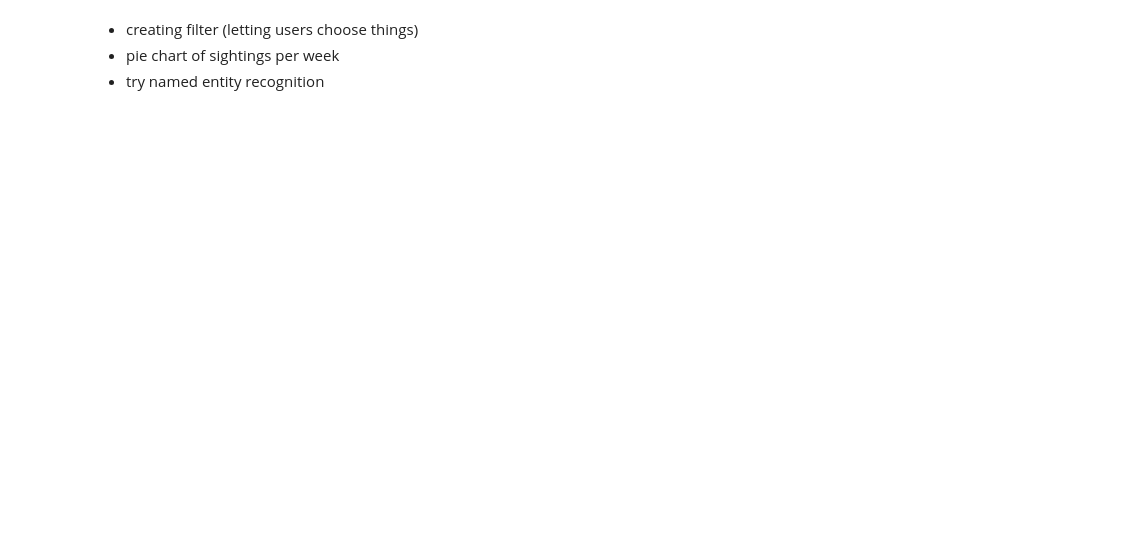
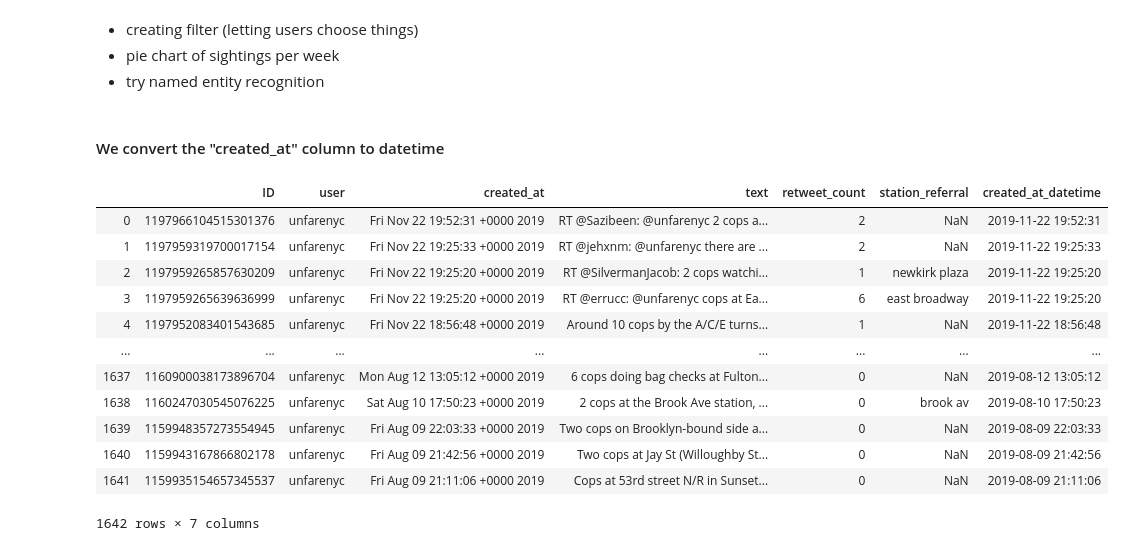
Before and after one commit to lkahlon9/fare_evasion, a Jupyter notebook: unfarenyc_processing.ipynb, the cells around one changed output. Drawn from its saved outputs; the diff is of its cells as text; code cells hidden in the pictures; blank space fills up the shorter version.

```diff
--- a/unfarenyc_processing.ipynb
+++ b/unfarenyc_processing.ipynb
@@ -329,3 +280,48 @@ dtype: float64
 - creating filter (letting users choose things)
 - pie chart of sightings per week
 - try named entity recognition
+# %% [markdown]
+#### We convert the "created_at" column to datetime
+# %%
+# Let's try to parse into weekly bins!
+from datetime import datetime
+
+month_number = { 'Jan' : 1, 'Feb' : 2, 'Mar' : 3, 'Apr' : 4,
+                'May': 5, 'Jun' : 6, 'Jul' : 7, 'Aug' : 8,
+                'Sep' : 9, 'Oct' : 10, 'Nov' : 11, 'Dec' : 12}
+
+tweetsdf['created_at_datetime'] = np.nan
+for k, instance in enumerate(tweetsdf['created_at']): # for each tweet's creation time/day
+    for i, chunk in enumerate(instance.split(" ")): # parse through the datetime, split by space
+        if i == 1:
+            this_month = month_number[chunk]
+        elif i == 2:
+            this_day = int(chunk)
+        elif i == 3:
+            for j, time in enumerate(chunk.split(":")):
+                if j == 0:
+                    this_hour = int(time)
+                elif j == 1:
+                    this_min = int(time)
+                elif j == 2:
+                    this_second = int(time)
+        elif i == 5:
+            this_year = int(chunk)
+    tweet_datetime = datetime(year = this_year, month = this_month, day = this_day, hour = this_hour, minute = this_min, second = this_second)
+    tweetsdf.loc[k,'created_at_datetime'] = tweet_datetime
+
+tweetsdf
+# %% [output]
+|  | ID | user | created_at | text | retweet_count | station_referral | created_at_datetime |
+| 0 | 1197966104515301376 | unfarenyc | Fri Nov 22 19:52:31 +0000 2019 | RT @Sazibeen: @unfarenyc 2 cops a... | 2 | NaN | 2019-11-22 19:52:31 |
+| 1 | 1197959319700017154 | unfarenyc | Fri Nov 22 19:25:33 +0000 2019 | RT @jehxnm: @unfarenyc there are ... | 2 | NaN | 2019-11-22 19:25:33 |
+| 2 | 1197959265857630209 | unfarenyc | Fri Nov 22 19:25:20 +0000 2019 | RT @SilvermanJacob: 2 cops watchi... | 1 | newkirk plaza | 2019-11-22 19:25:20 |
+| 3 | 1197959265639636999 | unfarenyc | Fri Nov 22 19:25:20 +0000 2019 | RT @errucc: @unfarenyc cops at Ea... | 6 | east broadway | 2019-11-22 19:25:20 |
+| 4 | 1197952083401543685 | unfarenyc | Fri Nov 22 18:56:48 +0000 2019 | Around 10 cops by the A/C/E turns... | 1 | NaN | 2019-11-22 18:56:48 |
+| ... | ... | ... | ... | ... | ... | ... | ... |
+| 1637 | 1160900038173896704 | unfarenyc | Mon Aug 12 13:05:12 +0000 2019 | 6 cops doing bag checks at Fulton... | 0 | NaN | 2019-08-12 13:05:12 |
+| 1638 | 1160247030545076225 | unfarenyc | Sat Aug 10 17:50:23 +0000 2019 | 2 cops at the Brook Ave station, ... | 0 | brook av | 2019-08-10 17:50:23 |
+| 1639 | 1159948357273554945 | unfarenyc | Fri Aug 09 22:03:33 +0000 2019 | Two cops on Brooklyn-bound side a... | 0 | NaN | 2019-08-09 22:03:33 |
+| 1640 | 1159943167866802178 | unfarenyc | Fri Aug 09 21:42:56 +0000 2019 | Two cops at Jay St (Willoughby St... | 0 | NaN | 2019-08-09 21:42:56 |
+| 1641 | 1159935154657345537 | unfarenyc | Fri Aug 09 21:11:06 +0000 2019 | Cops at 53rd street N/R in Sunset... | 0 | NaN | 2019-08-09 21:11:06 |
+1642 rows × 7 columns
```
Also changed, not shown: parts of 8 cells of this notebook.
